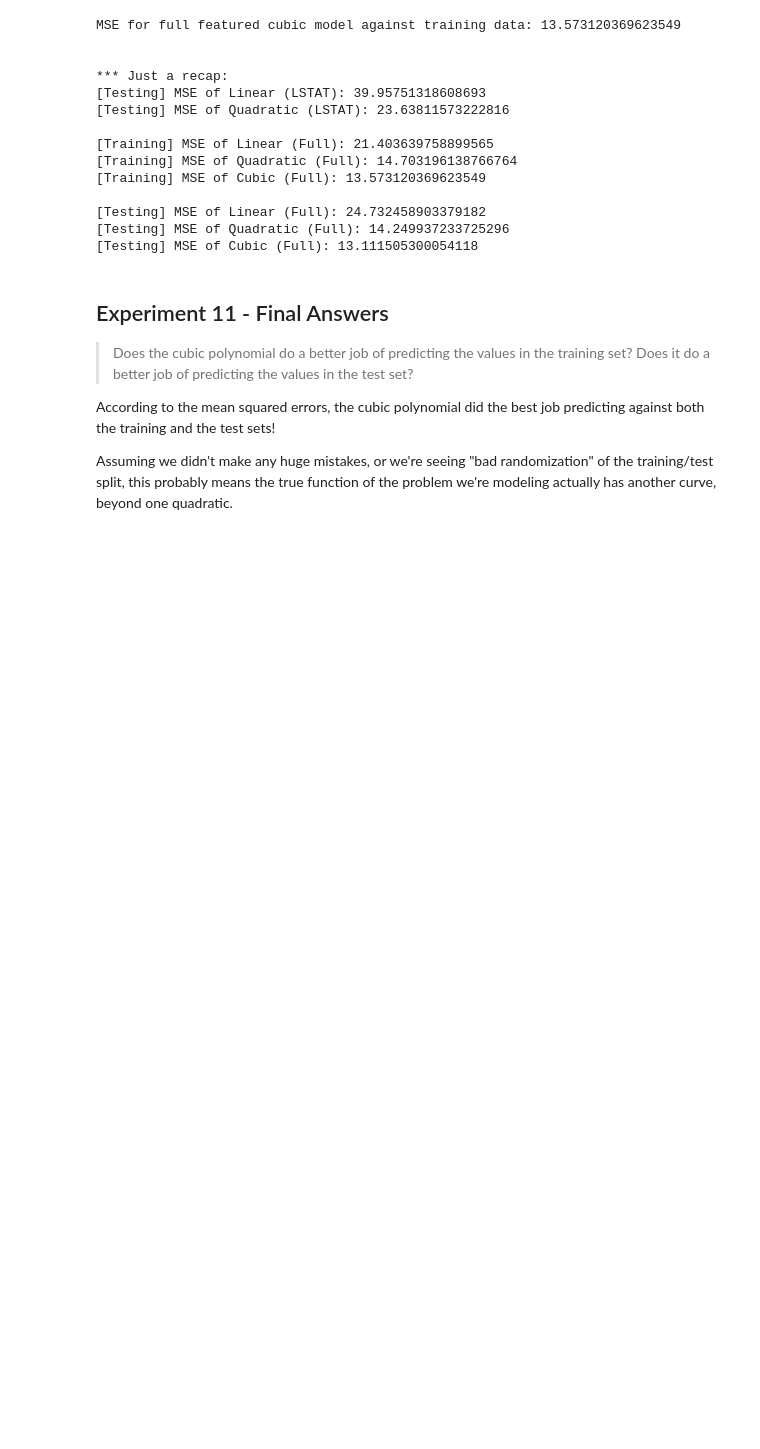
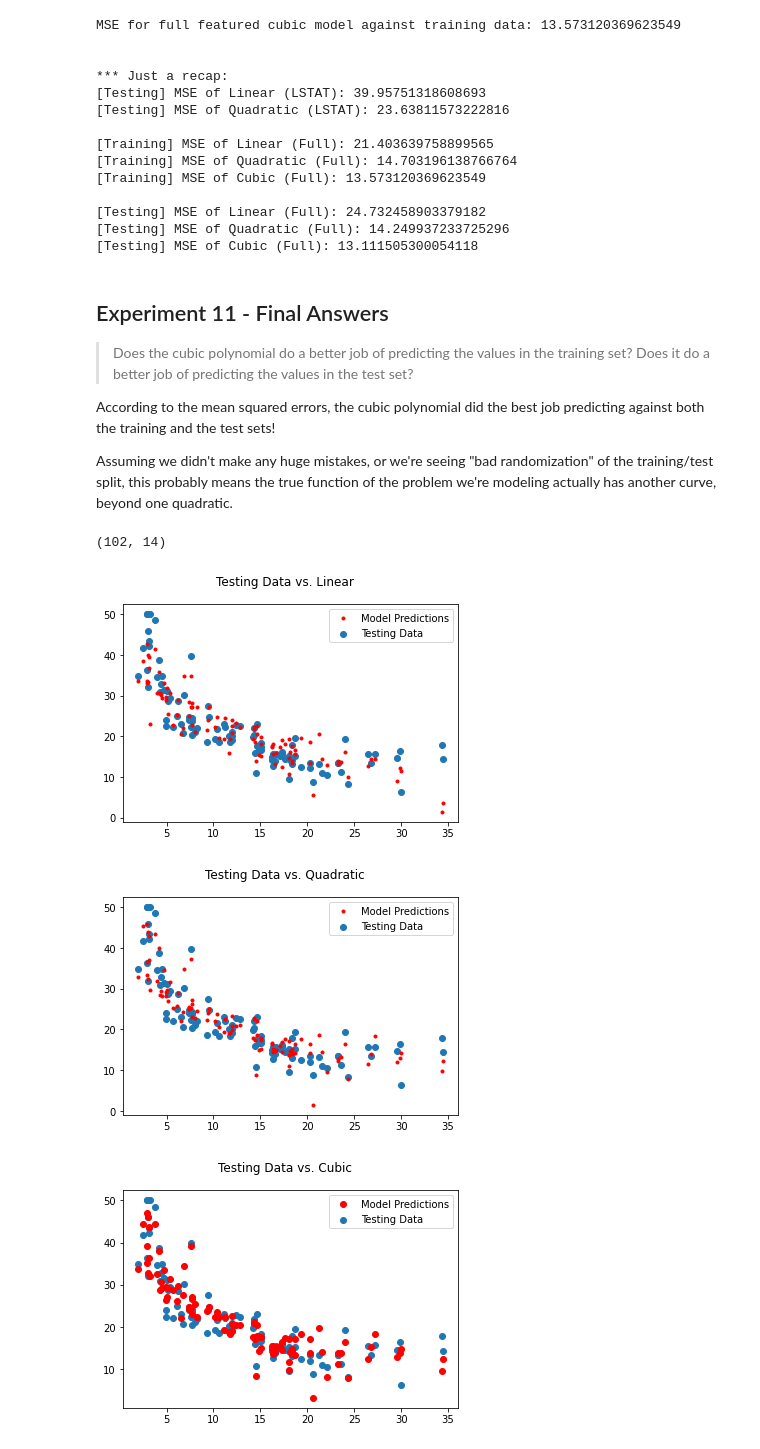
Before and after one commit to BrandonXue/cpsc-483-p2, a Jupyter notebook: cpsc_483_p2.ipynb, the cells around one changed output. Saved outputs shown, nothing was run; the diff lists cells and outputs as text; code cells hidden in the pictures; blank space fills up the shorter version.

```diff
--- a/cpsc_483_p2.ipynb
+++ b/cpsc_483_p2.ipynb
@@ -1081,3 +1081,57 @@ MSE for full featured cubic model against training data: 13.573120369623549
 According to the mean squared errors, the cubic polynomial did the best job predicting against both the training and the test sets!
 
 Assuming we didn't make any huge mistakes, or we're seeing "bad randomization" of the training/test split, this probably means the true function of the problem we're modeling actually has another curve, beyond one quadratic.
+# %%
+
+
+# Just for fun ... more graphs pitting linear, quadratic, and cubic against one another
+# Using the LSTAT for X, but using the full model's predictions for Y
+
+
+# LSTAT is the last index, so ... 13
+
+
+# Linear vs. Testing
+print(X_linear_full_testing.shape)
+fig, ax = plt.subplots()
+ax.scatter(X_linear_full_testing[:, 13], boston_testing_set.TARGET, label="Testing Data")
+ax.plot(
+    X_linear_full_testing[:, 13],
+    predictions_linear_full_testing,
+    'r.',
+    label='Model Predictions'
+)
+ax.legend()
+fig.suptitle("Testing Data vs. Linear")
+
+
+
+# Quadratic vs. Testing
+fig, ax = plt.subplots()
+ax.scatter(X_quadratic_full_testing[:, 25], boston_testing_set.TARGET, label="Testing Data")
+ax.plot(
+    X_quadratic_full_testing[:, 25],
+    predictions_quadratic_full_testing,
+    'r.',
+    label='Model Predictions'
+)
+ax.legend()
+fig.suptitle("Testing Data vs. Quadratic")
+
+
+# Cubic vs. Testing
+fig, ax = plt.subplots()
+ax.scatter(X_cubic_full_testing[:, 37], boston_testing_set.TARGET, label="Testing Data")
+ax.plot(
+    X_cubic_full_testing[:, 37],
+    predictions_cubic_full_testing,
+    'r.',
+    label='Model Predictions'
+)
+ax.legend()
+dummy = fig.suptitle("Testing Data vs. Cubic")
+# %% [output]
+(102, 14)
+[figure, added]
+[figure, added]
+[figure, added]
```
Also changed, not shown: parts of 2 cells of this notebook.
